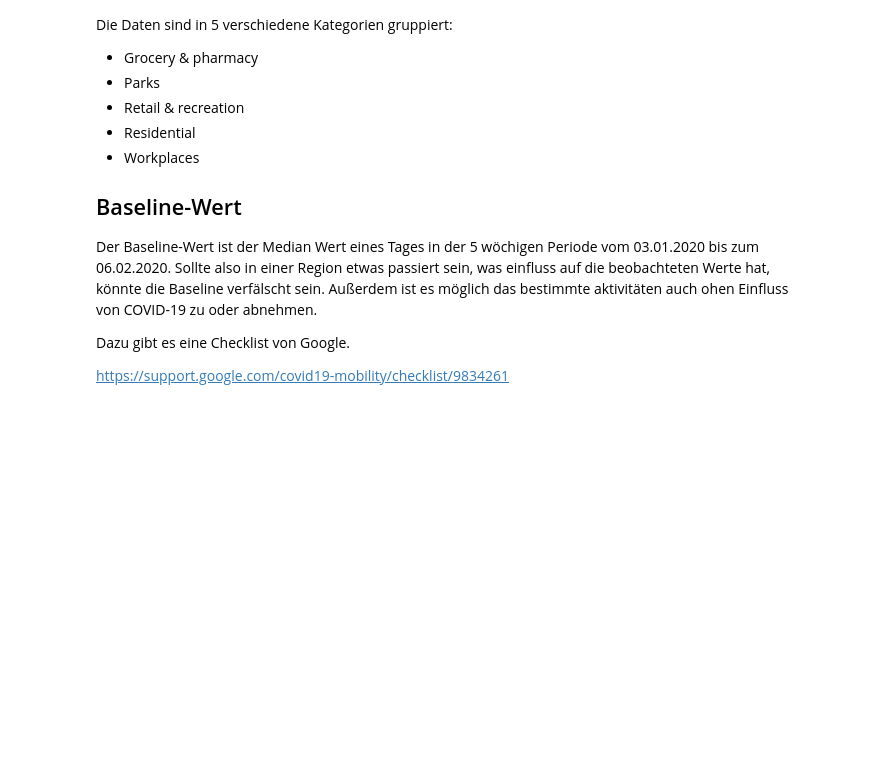
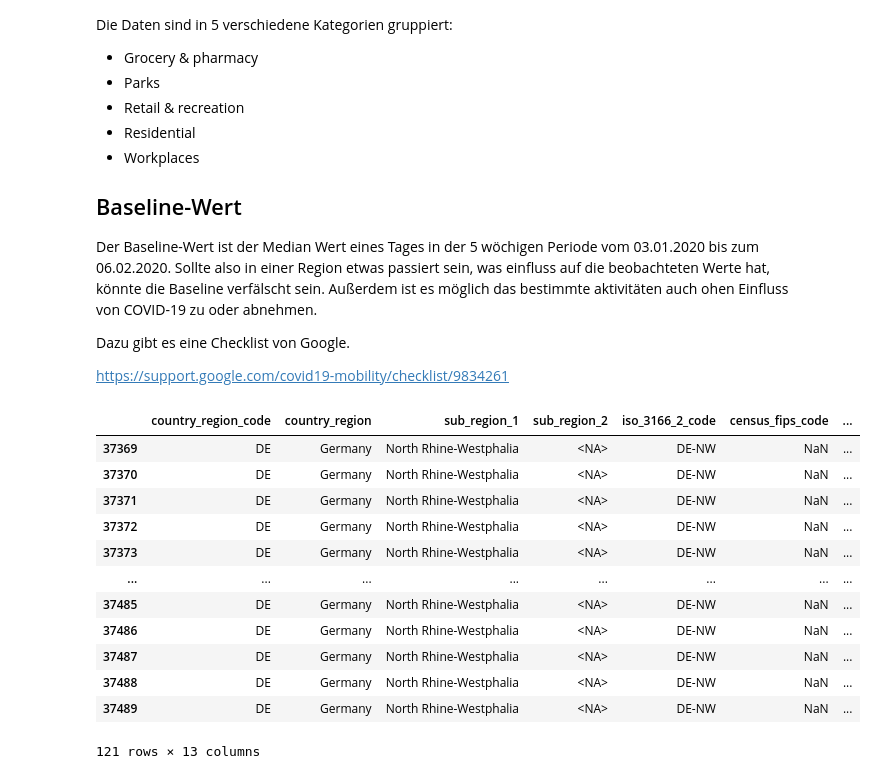
Before and after one commit to TimoTheus27/datenerhebung-public, a Jupyter notebook: GoogleMobilityReport.ipynb, the cells around one changed output. Drawn from its saved outputs; the diff is of its cells as text; code cells hidden in the pictures; blank space fills up the shorter version.

```diff
--- a/GoogleMobilityReport.ipynb
+++ b/GoogleMobilityReport.ipynb
@@ -72,3 +93,20 @@ Sollte also in einer Region etwas passiert sein, was einfluss auf die beobachtet
 Dazu gibt es eine Checklist von Google.
 
 https://support.google.com/covid19-mobility/checklist/9834261
+# %%
+df_nrw = df[(df['country_region_code'] == 'DE') & (df['iso_3166_2_code'] == 'DE-NW')]
+df_nrw
+# %% [output]
+|  | country_region_code | country_region | sub_region_1 | sub_region_2 | iso_3166_2_code | census_fips_code | ... |
+| 37369 | DE | Germany | North Rhine-Westphalia | <NA> | DE-NW | NaN | ... |
+| 37370 | DE | Germany | North Rhine-Westphalia | <NA> | DE-NW | NaN | ... |
+| 37371 | DE | Germany | North Rhine-Westphalia | <NA> | DE-NW | NaN | ... |
+| 37372 | DE | Germany | North Rhine-Westphalia | <NA> | DE-NW | NaN | ... |
+| 37373 | DE | Germany | North Rhine-Westphalia | <NA> | DE-NW | NaN | ... |
+| ... | ... | ... | ... | ... | ... | ... | ... |
+| 37485 | DE | Germany | North Rhine-Westphalia | <NA> | DE-NW | NaN | ... |
+| 37486 | DE | Germany | North Rhine-Westphalia | <NA> | DE-NW | NaN | ... |
+| 37487 | DE | Germany | North Rhine-Westphalia | <NA> | DE-NW | NaN | ... |
+| 37488 | DE | Germany | North Rhine-Westphalia | <NA> | DE-NW | NaN | ... |
+| 37489 | DE | Germany | North Rhine-Westphalia | <NA> | DE-NW | NaN | ... |
+121 rows × 13 columns
```
Also changed, not shown: parts of 6 cells of this notebook.
